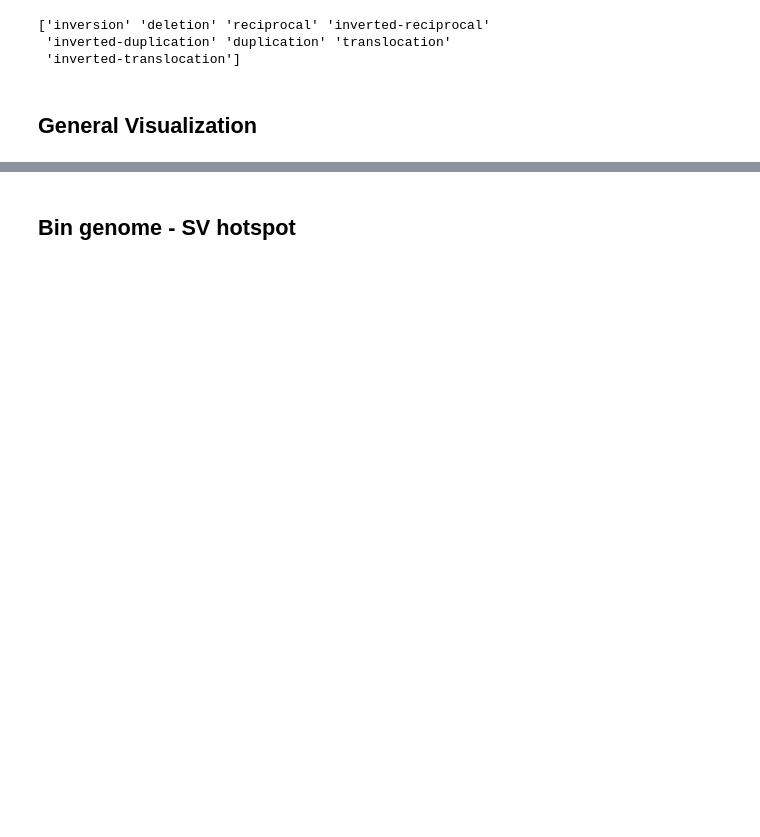
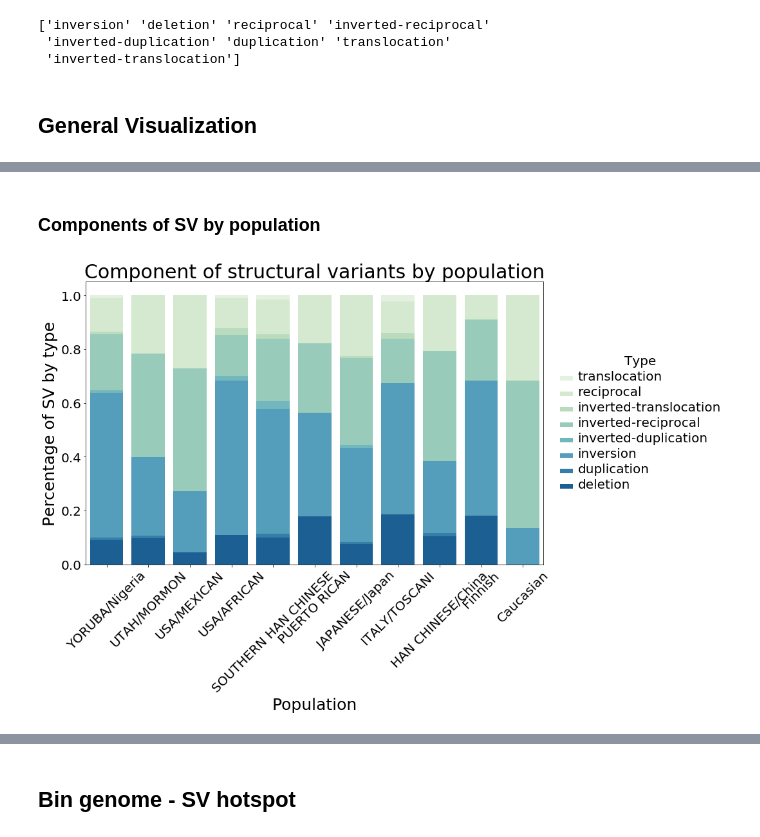
Before and after one commit to ruy204/valor2_vis, a Jupyter notebook: SV_summary.ipynb, the cells around one changed output, grey strips where cells are left out. Drawn from its saved outputs; the diff is of its cells as text; code cells hidden in the pictures; blank space fills up the shorter version.

```diff
--- a/SV_summary.ipynb
+++ b/SV_summary.ipynb
@@ -53,0 +54,2 @@ plt.show()
+# %% [markdown]
+### Components of SV by population
@@ -53,0 +67,15 @@ plt.show()
+# %%
+plt.figure(figsize=(16,10))
+g = sns.barplot(x="Description",y="SV_sum_perc",data = a, hue = "type",dodge=False,palette="GnBu") #GnBu_d is reverse
+g.axes.set_title("Component of structural variants by population",fontsize=30)
+g.set_ylabel("Percentage of SV by type",fontsize=25)
+g.set_xlabel("Population",fontsize=25)
+g.tick_params(labelsize=20)
+g.legend(frameon=False,title="Type",loc='center right', bbox_to_anchor=(1.4, 0.5), ncol=1)
+plt.xticks(rotation=45)
+plt.setp(g.get_legend().get_texts(), fontsize=20) # for legend text
+plt.setp(g.get_legend().get_title(), fontsize=20)
+plt.tight_layout()
+plt.show()
+# %% [output]
+[figure, added]
```
Also changed, not shown: parts of 10 cells of this notebook, 5 other files.
